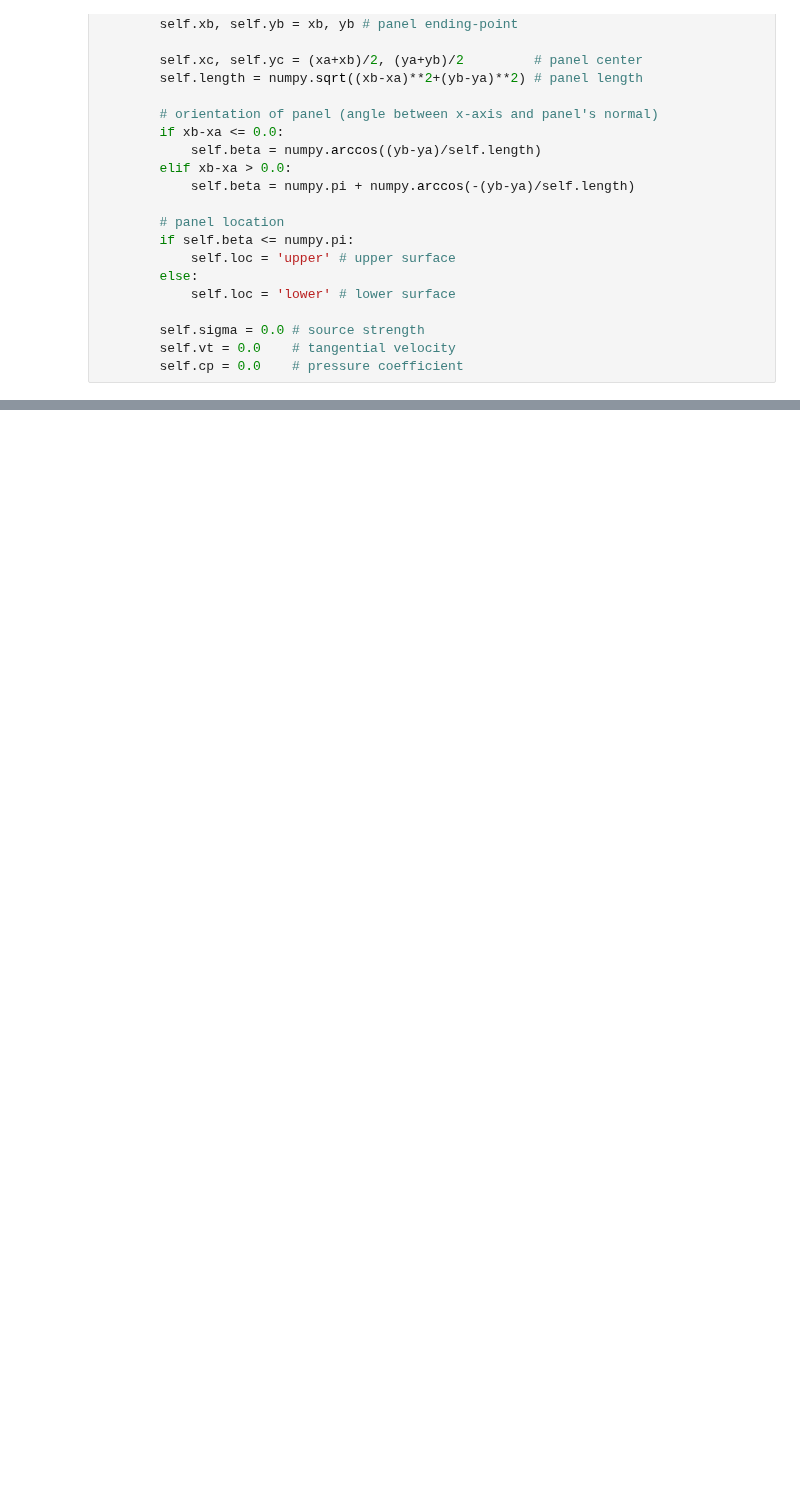
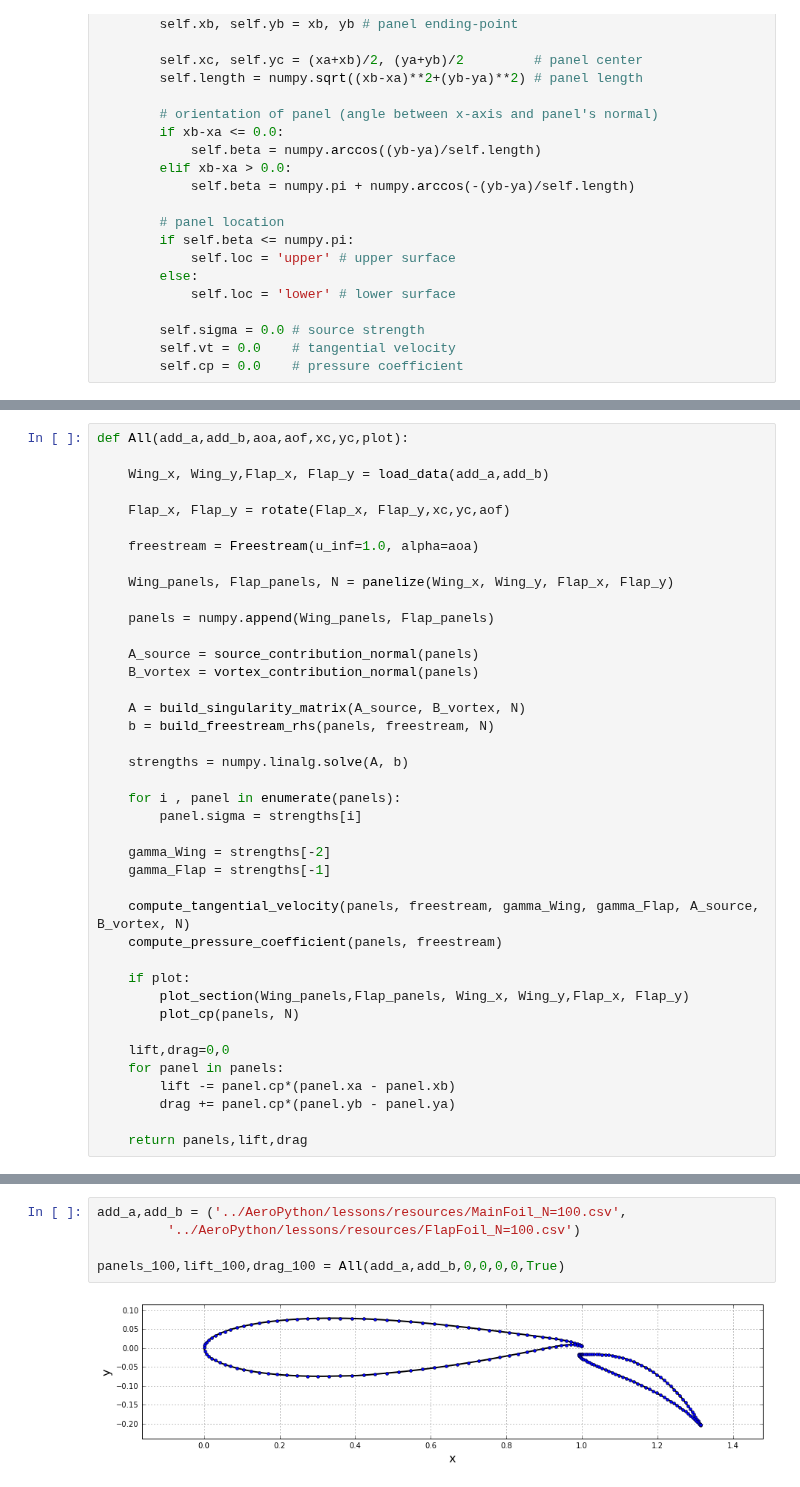
Before and after one commit to zhenyushi/mae6226_workspace, a Jupyter notebook: Assignment03.ipynb, the cells around one changed output, grey strips where cells are left out. Cells and saved outputs as stored; diff of their text form; blank space fills up the shorter version.

```diff
--- a/Assignment03.ipynb
+++ b/Assignment03.ipynb
@@ -585,0 +382,40 @@ pyplot.plot(Wing_x, Wing_y, color='k', linestyle='-', linewidth=2)
+# %%
+def All(add_a,add_b,aoa,aof,xc,yc,plot):
+
+    Wing_x, Wing_y,Flap_x, Flap_y = load_data(add_a,add_b)
+
+    Flap_x, Flap_y = rotate(Flap_x, Flap_y,xc,yc,aof)
+
+    freestream = Freestream(u_inf=1.0, alpha=aoa)
+
+    Wing_panels, Flap_panels, N = panelize(Wing_x, Wing_y, Flap_x, Flap_y)
+
+    panels = numpy.append(Wing_panels, Flap_panels)
+
+    A_source = source_contribution_normal(panels)
+    B_vortex = vortex_contribution_normal(panels)
+
+    A = build_singularity_matrix(A_source, B_vortex, N)
+    b = build_freestream_rhs(panels, freestream, N)
+
+    strengths = numpy.linalg.solve(A, b)
+
+    for i , panel in enumerate(panels):
+        panel.sigma = strengths[i]
+
+    gamma_Wing = strengths[-2]
+    gamma_Flap = strengths[-1]
+
+    compute_tangential_velocity(panels, freestream, gamma_Wing, gamma_Flap, A_source, B_vortex, N)
+    compute_pressure_coefficient(panels, freestream)
+
+    if plot:
+        plot_section(Wing_panels,Flap_panels, Wing_x, Wing_y,Flap_x, Flap_y)
+        plot_cp(panels, N)
+
+    lift,drag=0,0
+    for panel in panels:
+        lift -= panel.cp*(panel.xa - panel.xb)
+        drag += panel.cp*(panel.yb - panel.ya)
+
+    return panels,lift,drag
@@ -585,0 +430,7 @@ pyplot.plot(Wing_x, Wing_y, color='k', linestyle='-', linewidth=2)
+# %%
+add_a,add_b = ('../AeroPython/lessons/resources/MainFoil_N=100.csv',
+         '../AeroPython/lessons/resources/FlapFoil_N=100.csv')
+
+panels_100,lift_100,drag_100 = All(add_a,add_b,0,0,0,0,True)
+# %% [output]
+[figure, added]
```
Also changed, not shown: parts of 57 cells of this notebook.
